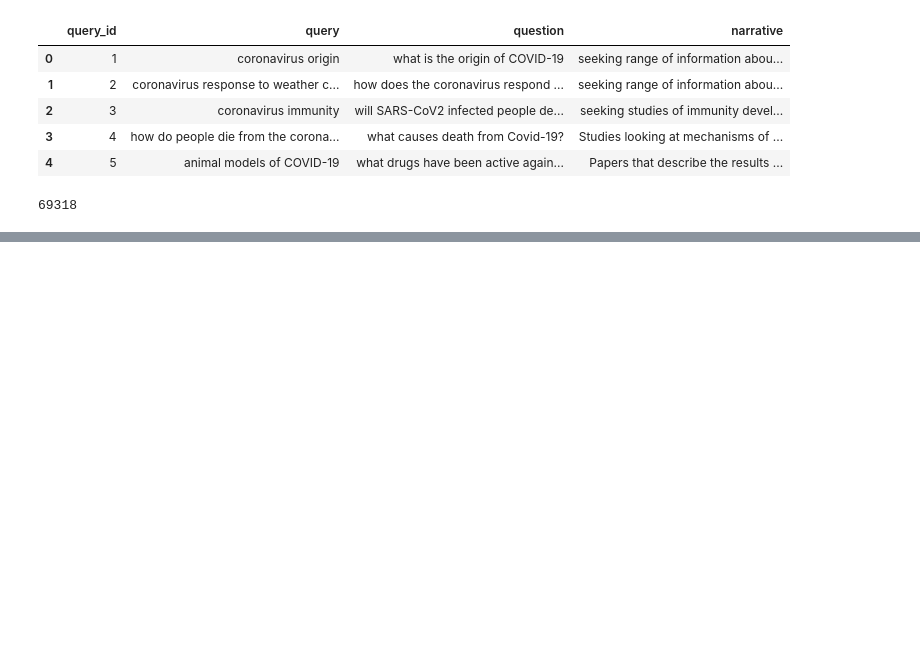
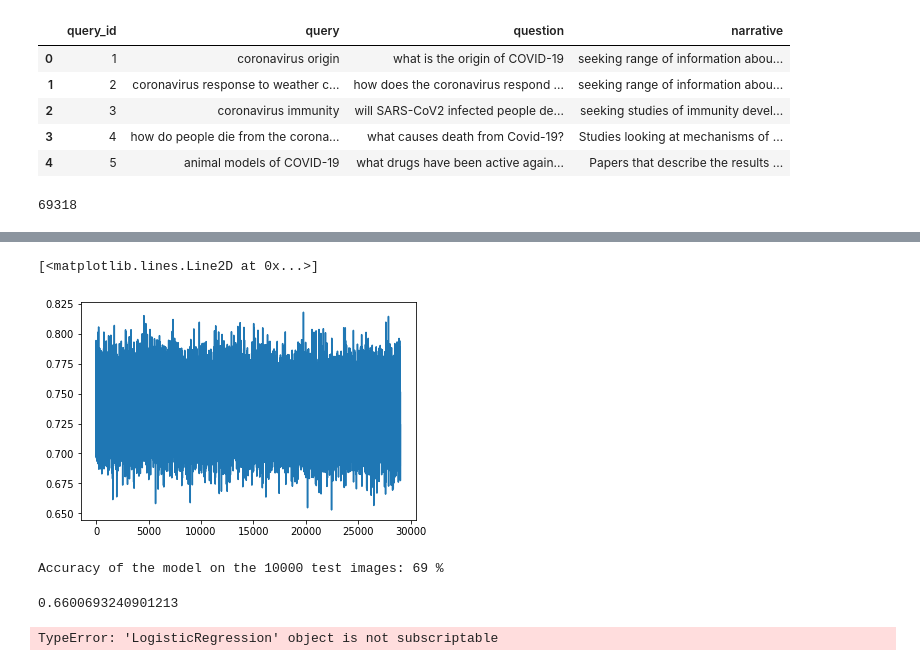
Before and after one commit to AndreOlaisen/Code_text_search, a Jupyter notebook: Learning models/Logistic regression twin bert.ipynb, the cells around one changed output, grey strips where cells are left out. Saved outputs shown, nothing was run; the diff lists cells and outputs as text; code cells hidden in the pictures; blank space fills up the shorter version.

```diff
--- a/Learning models/Logistic regression twin bert.ipynb
+++ b/Learning models/Logistic regression twin bert.ipynb
@@ -498,0 +365,7 @@ KeyboardInterrupt:
+# %%
+# Hyper Parameters
+input_size = 768
+num_classes = 3
+num_epochs = 1000
+batch_size = 1000
+learning_rate = 0.01
@@ -498,0 +451,36 @@ KeyboardInterrupt:
+# %%
+optimizer = torch.optim.Adam(model.parameters(), lr=0.003)
+#optimizer = torch.optim.SGD(model.parameters(), lr=learning_rate)
+
+loss_list = []
+# Training the Model
+for epoch in range(num_epochs):
+    for i, (X_y) in enumerate(train_loader):
+
+        y = X_y[:,768]
+        #print(y)
+        X = X_y[:,0:(768)]#.tolist()
+
+        #print(X)
+        #print(list(X.size()))
+        #print(len(y))
+        y = y.int()
+        #print(list(y.size()))
+        #print(len(y))
+        y =  torch.LongTensor(y.tolist())
+        #print(y)
+        # Forward + Backward + Optimize
+        optimizer.zero_grad()
+        outputs = model(torch.tensor(X))
+        loss = criterion(outputs, y)
+        #print(loss)
+        #print(model)
+        loss.backward()
+
+        optimizer.step()
+        loss_list.append(loss)
+
+        if ((i) % 20 == 0) and (epoch % 10 == 0):
+            #print ('Epoch: [%d/%d], Step: [%d/%d], Loss: %.4f'
+            #       % (epoch+1, num_epochs, i+1, len(train_dataset)//batch_size, loss.data[0]))
+            print("epoch: ",  epoch, " loss: ", loss)
@@ -498,0 +505,32 @@ KeyboardInterrupt:
+# %%
+plt.plot(loss_list)
+# %% [output]
+[<matplotlib.lines.Line2D at 0x...>]
+[figure, added]
+# %%
+# Test the Model
+correct = 0
+total = 0
+for X_y in test_loader:
+    y = X_y[:,768]
+    y = y.int()
+    y =  torch.LongTensor(y.tolist())
+    #print(y)
+    X = X_y[:,0:(768)].tolist()
+    X = torch.tensor(X)
+    outputs = model(X)
+    _, predicted = torch.max(outputs.data, 1)
+    total += y.size(0)
+    correct += (predicted == y).sum()
+
+print('Accuracy of the model on the 10000 test images: %d %%' % (100 * correct / total))
+# %% [output]
+Accuracy of the model on the 10000 test images: 69 %
+# %%
+y_dataset.int().tolist().count(0)/len(y_dataset)
+# %% [output]
+0.6600693240901213
+# %%
+model[0]
+# %% [output]
+TypeError: 'LogisticRegression' object is not subscriptable
```
Also changed, not shown: parts of 28 cells of this notebook, 13 other files.
